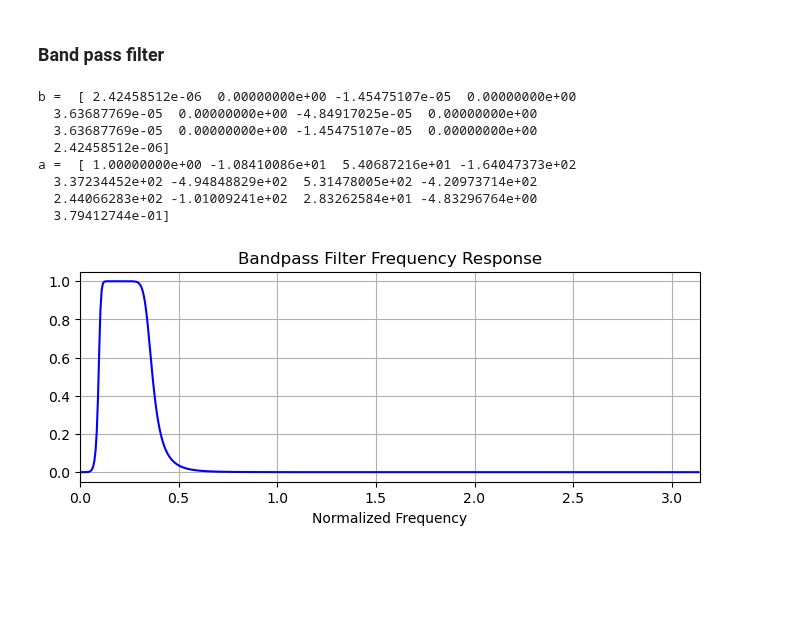
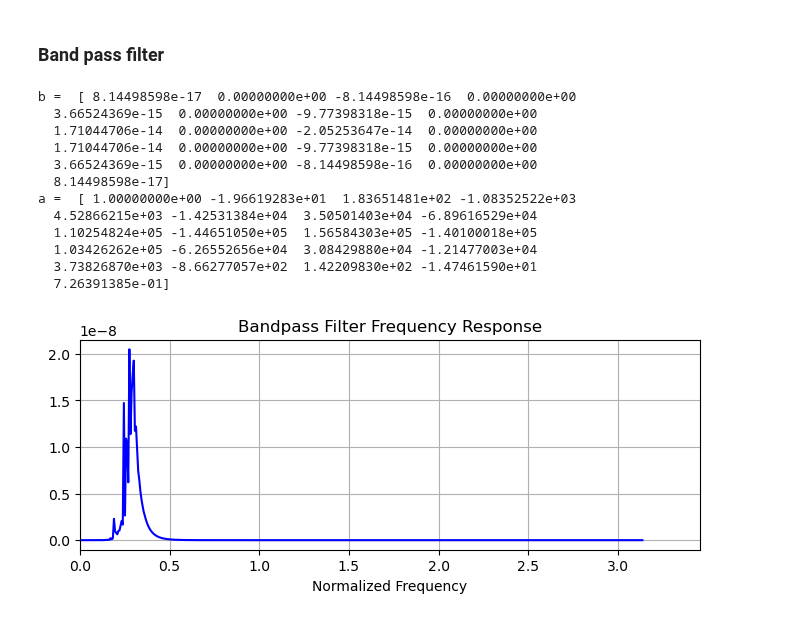
Before and after one commit to tacticstactics/Optical-pulse-broadening, a Jupyter notebook: pulse_broadening_in_optical_filter_main.ipynb, the cells around one changed output. Cells and saved outputs as stored; diff of their text form; code cells hidden in the pictures; blank space fills up the shorter version.

```diff
--- a/pulse_broadening_in_optical_filter_main.ipynb
+++ b/pulse_broadening_in_optical_filter_main.ipynb
@@ -167,9 +231,9 @@ t_step [s]
 norm_freqcol = np.linspace(-1*np.pi, 1*np.pi, 2*samplerate, endpoint=False)
 
 # Setting standard filter requirements.
-order = 6
-lowcut = 0.1 / np.pi # [Normalized Frequency. 0 to 1]
-highcut = 0.35 / np.pi
+order = 10
+lowcut = 0.025 / np.pi # [Normalized Frequency. 0 to 1]
+highcut = 0.075 / np.pi
 
 b, a = butter(order, [lowcut,highcut], btype='bandpass')
 
@@ -189,7 +253,7 @@ ax1_1.plot(w, np.abs(h), 'b')
 #ax1_1.plot(lowcut, 0.5*np.sqrt(2), 'ko')
 #ax1_1.axvline(lowcut, color='k')
 ax1_1.set_title("Bandpass Filter Frequency Response")
-ax1_1.set_xlim(0, np.pi)
+ax1_1.set_xlim(0, 1.1*np.pi)
 
 ax1_1.set_xlabel('Normalized Frequency')
 ax1_1.grid()
@@ -198,39 +262,43 @@ ax1_1.grid()
 
 #ax1_2 = fig1.add_subplot(2, 1, 2)
 #ax1_2.plot(w, np.angle(h), 'g')
 
 #filtered_data1 = lfilter(b, a, Mixed_AM_signalcol) # scipy.signal.lfilter
 
 
 #fig3 = plt.figure(figsize = (8,5), facecolor='white')
 #ax3_1 = fig3.add_subplot(3, 1, 1)
 #ax3_1.plot(tcol,analog_signal, ".-", color="r",label='original signal')
 #ax3_1.legend()
 #ax3_1.set_title("Superheterodyne Time domain")
 
 #ax3_2 = fig3.add_subplot(3, 1, 2)
 
 #ax3_2.plot(tcol, Mixed_AM_signalcol, 'b-', label='Unfiltered data')
 #ax3_2.legend()
 
 #ax3_3 = fig3.add_subplot(3, 1, 3)
 
 #ax3_3.plot(tcol, filtered_data1, 'g.-', linewidth=2, label='Filtered data')
 
 #ax3_3.plot(tcol, (np.abs(filtered_data1))**2, 'g-', linewidth=2, label='Filtered data')
 
 #ax3_3.set_xlabel('Time [sec]')
 #ax3_3.grid()
 #ax3_3.legend()
 
 #plt.subplots_adjust(hspace=0.35)
 # %% [output]
-b =  [ 2.42458512e-06  0.00000000e+00 -1.45475107e-05  0.00000000e+00
-  3.63687769e-05  0.00000000e+00 -4.84917025e-05  0.00000000e+00
-  3.63687769e-05  0.00000000e+00 -1.45475107e-05  0.00000000e+00
-  2.42458512e-06]
-a =  [ 1.00000000e+00 -1.08410086e+01  5.40687216e+01 -1.64047373e+02
-  3.37234452e+02 -4.94848829e+02  5.31478005e+02 -4.20973714e+02
-  2.44066283e+02 -1.01009241e+02  2.83262584e+01 -4.83296764e+00
-  3.79412744e-01]
+b =  [ 8.14498598e-17  0.00000000e+00 -8.14498598e-16  0.00000000e+00
+  3.66524369e-15  0.00000000e+00 -9.77398318e-15  0.00000000e+00
+  1.71044706e-14  0.00000000e+00 -2.05253647e-14  0.00000000e+00
+  1.71044706e-14  0.00000000e+00 -9.77398318e-15  0.00000000e+00
+  3.66524369e-15  0.00000000e+00 -8.14498598e-16  0.00000000e+00
+  8.14498598e-17]
+a =  [ 1.00000000e+00 -1.96619283e+01  1.83651481e+02 -1.08352522e+03
+  4.52866215e+03 -1.42531384e+04  3.50501403e+04 -6.89616529e+04
+  1.10254824e+05 -1.44651050e+05  1.56584303e+05 -1.40100018e+05
+  1.03426262e+05 -6.26552656e+04  3.08429880e+04 -1.21477003e+04
+  3.73826870e+03 -8.66277057e+02  1.42209830e+02 -1.47461590e+01
+  7.26391385e-01]
-[figure, old version]
+[figure, new version]
```
Also changed, not shown: parts of 2 cells of this notebook.
